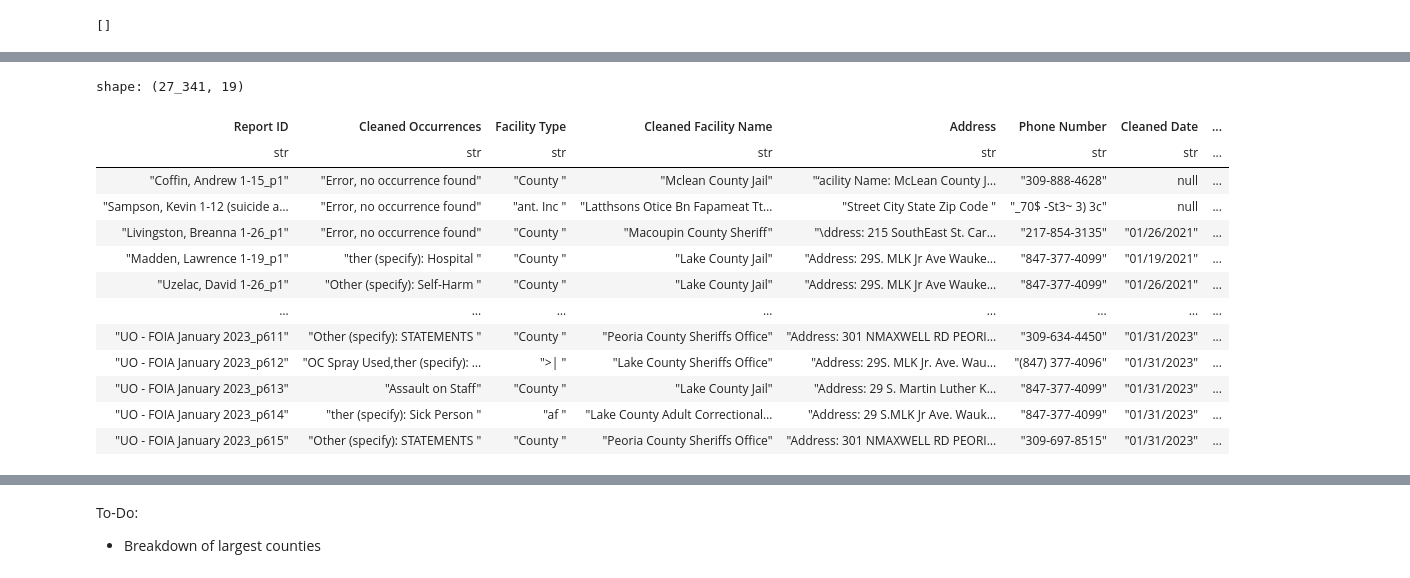
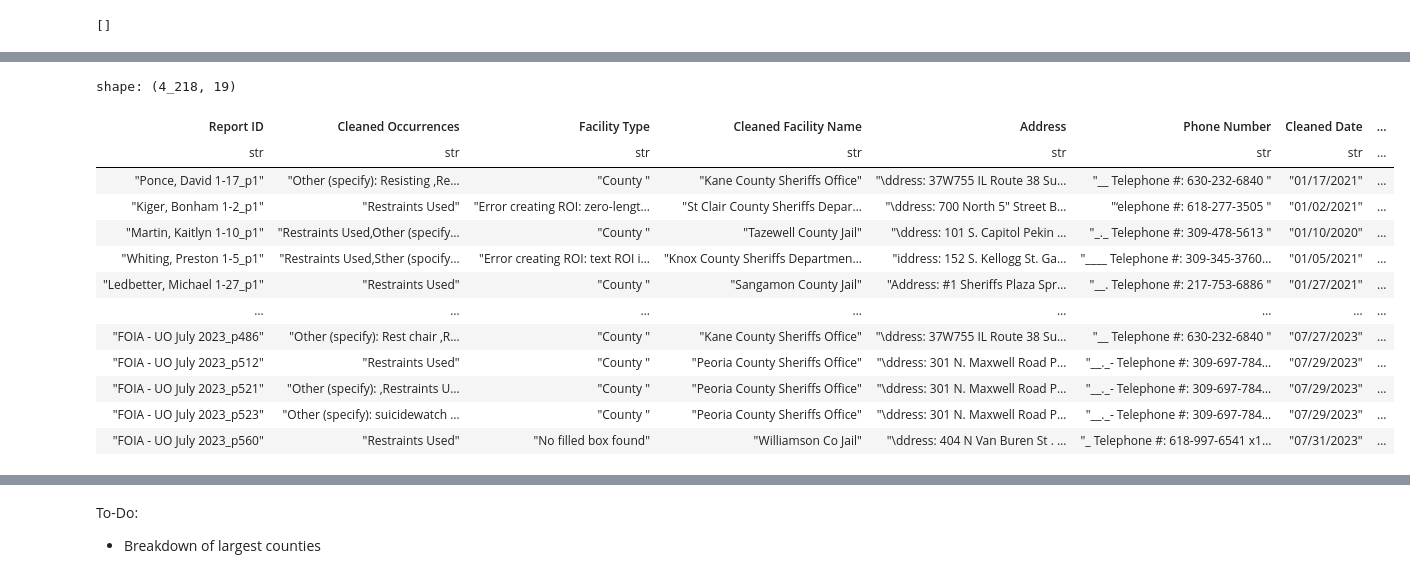
Before and after one commit to mansueto-institute/jail-events, a Jupyter notebook: src/jail-events/notebooks/ganon_cleaning.ipynb, the cells around one changed output, grey strips where cells are left out. Cells and saved outputs as stored; diff of their text form; code cells hidden in the pictures.

```diff
--- a/src/jail-events/notebooks/ganon_cleaning.ipynb
+++ b/src/jail-events/notebooks/ganon_cleaning.ipynb
@@ -8,4 +8,4 @@ import nltk
 import re
 import altair as alt
 # %%
-samples_df = pl.read_parquet("jails_pdfs_full.parquet")
+samples_df = pl.read_parquet("jails_pdfs_presentation.parquet")
@@ -152,3 +150,7 @@ samples_df = samples_df.with_columns(pl.col("Table Contents").list.join(",").ali
 samples_df = samples_df.select(["Report ID", "Facility Type", "Cleaned Facility Name", "Address", "Phone Number", "Cleaned Date", "Time of Day", "AM or PM", "Table Contents", "Inmate Names", "Cleaned Occurrences", "Injuries?", "Resulting Death?", 'Deceased Cause', 'Deceased Date and Time', 'Deceased on Suicide Watch', 'Deceased Reporter', 'Deceased Examined by Physician', 'Deceased Signs of Illness'])
 # %%
 samples_df = samples_df.select(["Report ID", "Cleaned Occurrences", "Facility Type", "Cleaned Facility Name", "Address", "Phone Number", "Cleaned Date", "Time of Day", "AM or PM", "Table Contents", "Inmate Names", "Injuries?", "Resulting Death?", 'Deceased Cause', 'Deceased Date and Time', 'Deceased on Suicide Watch', 'Deceased Reporter', 'Deceased Examined by Physician', 'Deceased Signs of Illness'])
+# %%
+test = samples_df.filter(
+    pl.col("Cleaned Occurrences").str.contains("Rest")
+)
@@ -155,3 +161,20 @@ samples_df = samples_df.select(["Report ID", "Cleaned Occurrences", "Facility Ty
+# %%
+test
+# %% [output]
+shape: (4_218, 19)
+| Report ID | Cleaned Occurrences | Facility Type | Cleaned Facility Name | Address | Phone Number | Cleaned Date | ... |
+| str | str | str | str | str | str | str | ... |
+| "Ponce, David 1-17_p1" | "Other (specify): Resisting ,Re… | "County " | "Kane County Sheriffs Office" | "\ddress: 37W755 IL Route 38 Su… | "__ Telephone #: 630-232-6840 " | "01/17/2021" | ... |
+| "Kiger, Bonham 1-2_p1" | "Restraints Used" | "Error creating ROI: zero-lengt… | "St Clair County Sheriffs Depar… | "\ddress: 700 North 5" Street B… | "‘elephone #: 618-277-3505 " | "01/02/2021" | ... |
+| "Martin, Kaitlyn 1-10_p1" | "Restraints Used,Other (specify… | "County " | "Tazewell County Jail" | "\ddress: 101 S. Capitol Pekin … | "_._ Telephone #: 309-478-5613 " | "01/10/2020" | ... |
+| "Whiting, Preston 1-5_p1" | "Restraints Used,Sther (spocify… | "Error creating ROI: text ROI i… | "Knox County Sheriffs Departmen… | "iddress: 152 S. Kellogg St. Ga… | "____ Telephone #: 309-345-3760… | "01/05/2021" | ... |
+| "Ledbetter, Michael 1-27_p1" | "Restraints Used" | "County " | "Sangamon County Jail" | "Address: #1 Sheriffs Plaza Spr… | "__. Telephone #: 217-753-6886 " | "01/27/2021" | ... |
+| … | … | … | … | … | … | … | ... |
+| "FOIA - UO July 2023_p486" | "Other (specify): Rest chair ,R… | "County " | "Kane County Sheriffs Office" | "\ddress: 37W755 IL Route 38 Su… | "__ Telephone #: 630-232-6840 " | "07/27/2023" | ... |
+| "FOIA - UO July 2023_p512" | "Restraints Used" | "County " | "Peoria County Sheriffs Office" | "\ddress: 301 N. Maxwell Road P… | "__._- Telephone #: 309-697-784… | "07/29/2023" | ... |
+| "FOIA - UO July 2023_p521" | "Other (specify): ,Restraints U… | "County " | "Peoria County Sheriffs Office" | "\ddress: 301 N. Maxwell Road P… | "__._- Telephone #: 309-697-784… | "07/29/2023" | ... |
+| "FOIA - UO July 2023_p523" | "Other (specify): suicidewatch … | "County " | "Peoria County Sheriffs Office" | "\ddress: 301 N. Maxwell Road P… | "__._- Telephone #: 309-697-784… | "07/29/2023" | ... |
+| "FOIA - UO July 2023_p560" | "Restraints Used" | "No filled box found" | "Williamson Co Jail" | "\ddress: 404 N Van Buren St . … | "_ Telephone #: 618-997-6541 x1… | "07/31/2023" | ... |
 # %%
 def clean_phone_number(df):
     pattern = r"#:"
@@ -178,20 +201,3 @@ def clean_time(df):
     return df
 
 samples_df = clean_time(samples_df)
-# %%
-samples_df
-# %% [output]
-shape: (27_341, 19)
-| Report ID | Cleaned Occurrences | Facility Type | Cleaned Facility Name | Address | Phone Number | Cleaned Date | ... |
-| str | str | str | str | str | str | str | ... |
-| "Coffin, Andrew 1-15_p1" | "Error, no occurrence found" | "County " | "Mclean County Jail" | "‘acility Name: McLean County J… | "309-888-4628" | null | ... |
-| "Sampson, Kevin 1-12 (suicide a… | "Error, no occurrence found" | "ant. Inc " | "Latthsons Otice Bn Fapameat Tt… | "Street City State Zip Code " | "_70$ -St3~ 3) 3c" | null | ... |
-| "Livingston, Breanna 1-26_p1" | "Error, no occurrence found" | "County " | "Macoupin County Sheriff" | "\ddress: 215 SouthEast St. Car… | "217-854-3135" | "01/26/2021" | ... |
-| "Madden, Lawrence 1-19_p1" | "ther (specify): Hospital " | "County " | "Lake County Jail" | "Address: 29S. MLK Jr Ave Wauke… | "847-377-4099" | "01/19/2021" | ... |
-| "Uzelac, David 1-26_p1" | "Other (specify): Self-Harm " | "County " | "Lake County Jail" | "Address: 29S. MLK Jr Ave Wauke… | "847-377-4099" | "01/26/2021" | ... |
-| … | … | … | … | … | … | … | ... |
-| "UO - FOIA January 2023_p611" | "Other (specify): STATEMENTS " | "County " | "Peoria County Sheriffs Office" | "Address: 301 NMAXWELL RD PEORI… | "309-634-4450" | "01/31/2023" | ... |
-| "UO - FOIA January 2023_p612" | "OC Spray Used,ther (specify): … | ">| " | "Lake County Sheriffs Office" | "Address: 29S. MLK Jr. Ave. Wau… | "(847) 377-4096" | "01/31/2023" | ... |
-| "UO - FOIA January 2023_p613" | "Assault on Staff" | "County " | "Lake County Jail" | "Address: 29 S. Martin Luther K… | "847-377-4099" | "01/31/2023" | ... |
-| "UO - FOIA January 2023_p614" | "ther (specify): Sick Person " | "af " | "Lake County Adult Correctional… | "Address: 29 S.MLK Jr Ave. Wauk… | "847-377-4099" | "01/31/2023" | ... |
-| "UO - FOIA January 2023_p615" | "Other (specify): STATEMENTS " | "County " | "Peoria County Sheriffs Office" | "Address: 301 NMAXWELL RD PEORI… | "309-697-8515" | "01/31/2023" | ... |
```
Also changed, not shown: parts of 28 cells of this notebook.
